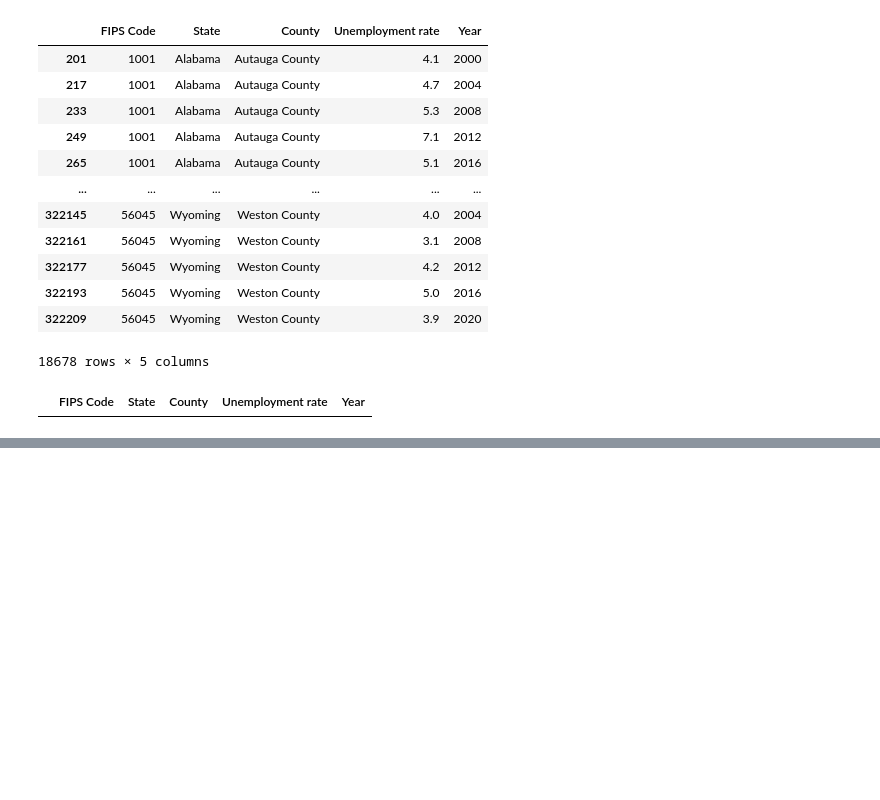
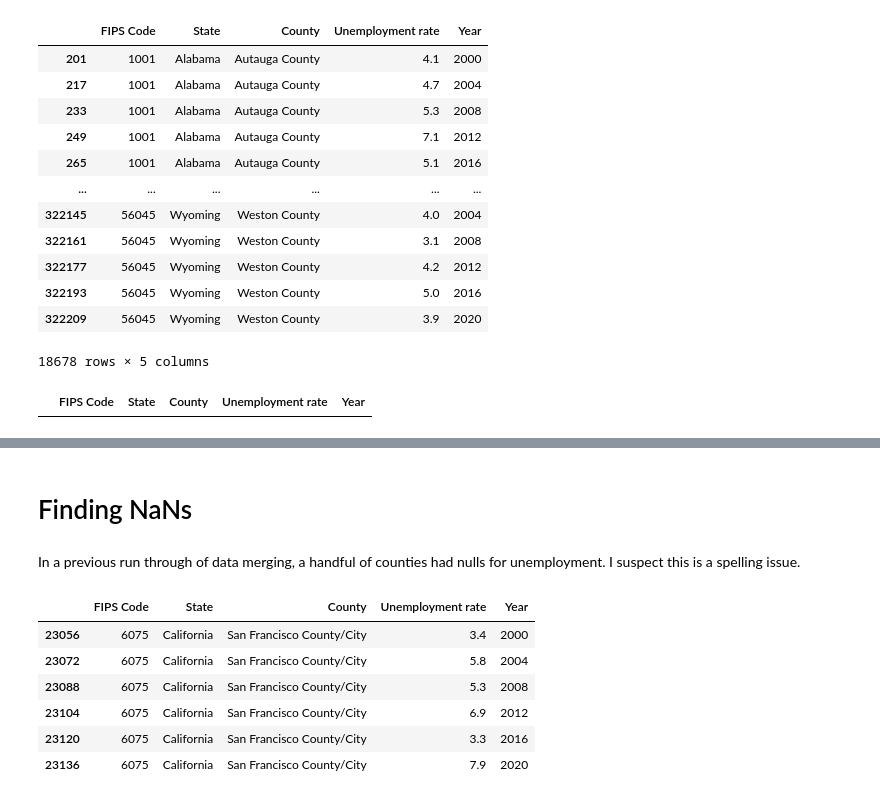
Before and after one commit to matthewcavanaugh96/us-presidential-elections-by-county, a Jupyter notebook: sources/Unemployment.ipynb, the cells around one changed output, grey strips where cells are left out. Drawn from its saved outputs; the diff is of its cells as text; code cells hidden in the pictures; blank space fills up the shorter version.

```diff
--- a/sources/Unemployment.ipynb
+++ b/sources/Unemployment.ipynb
@@ -341,0 +339,14 @@ NameError: name 'population' is not defined
+# %% [markdown]
+# Finding NaNs
+# %% [markdown]
+In a previous run through of data merging, a handful of counties had nulls for unemployment. I suspect this is a spelling issue.
+# %%
+unemployment[unemployment['County'].str.contains('San Francisco')]
+# %% [output]
+|  | FIPS Code | State | County | Unemployment rate | Year |
+| 23056 | 6075 | California | San Francisco County/City | 3.4 | 2000 |
+| 23072 | 6075 | California | San Francisco County/City | 5.8 | 2004 |
+| 23088 | 6075 | California | San Francisco County/City | 5.3 | 2008 |
+| 23104 | 6075 | California | San Francisco County/City | 6.9 | 2012 |
+| 23120 | 6075 | California | San Francisco County/City | 3.3 | 2016 |
+| 23136 | 6075 | California | San Francisco County/City | 7.9 | 2020 |
```
Also changed, not shown: parts of 13 cells of this notebook, 3 other files.
